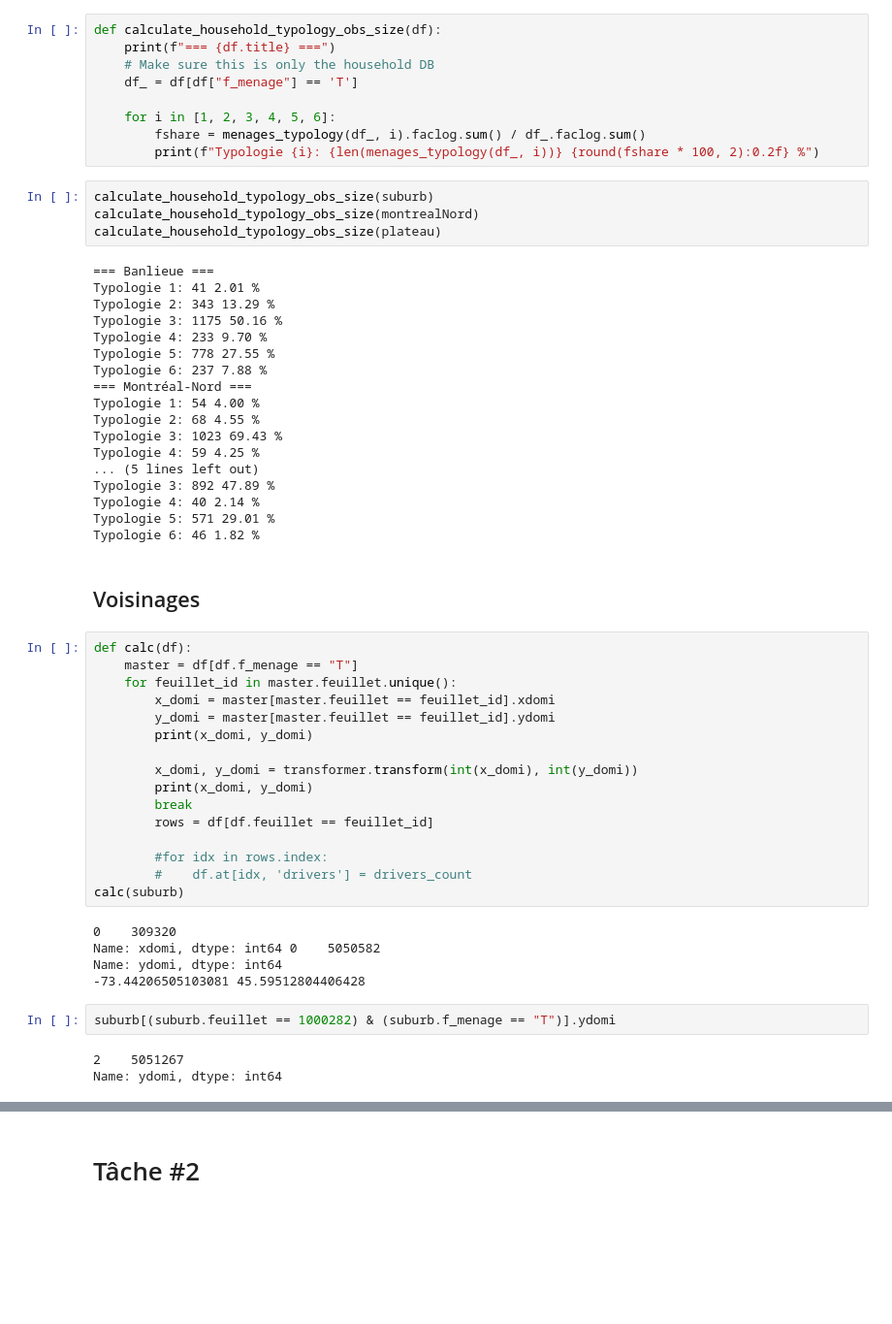
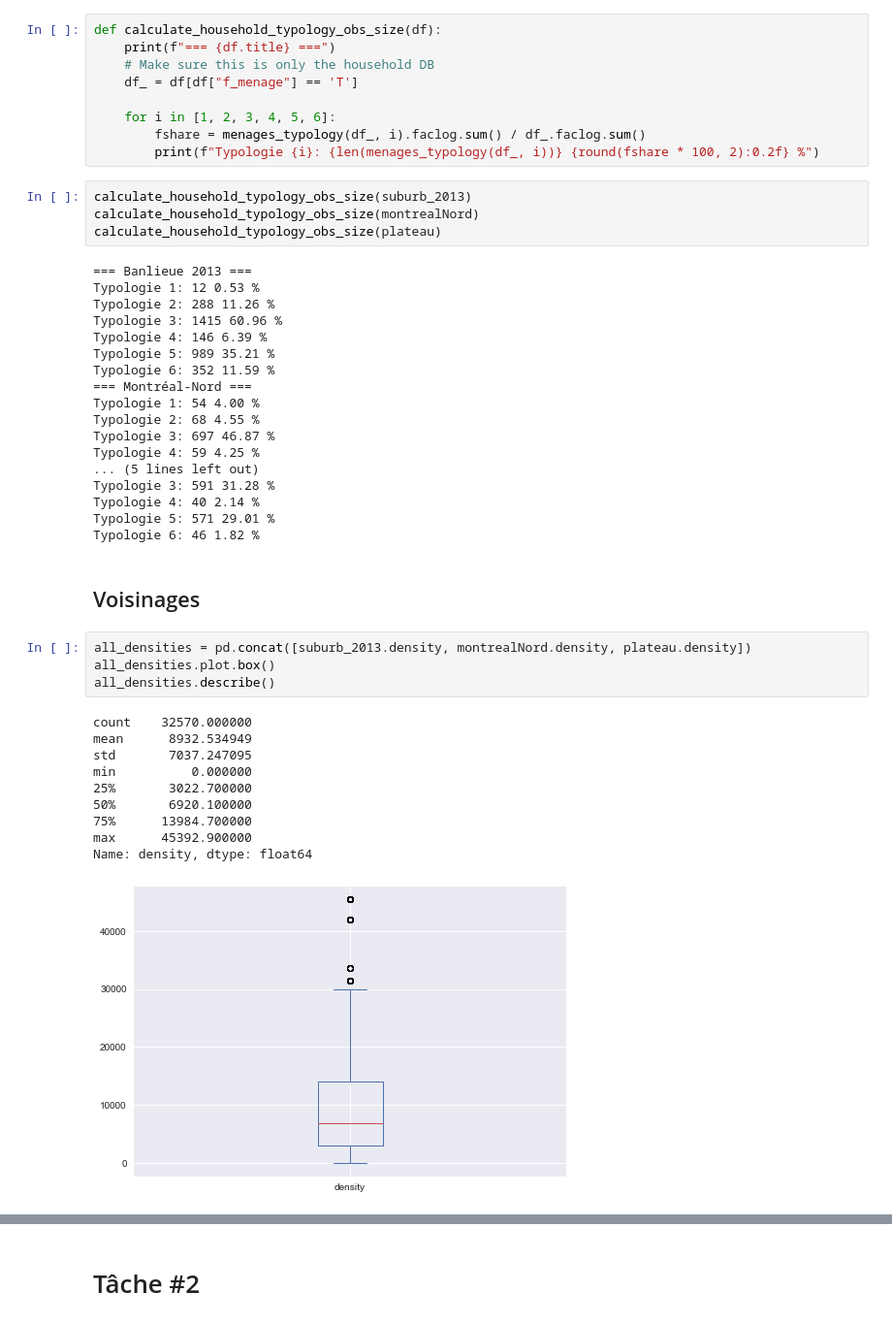
Before and after one commit to davidmurray/CIV6702-TP3, a Jupyter notebook: TP3.ipynb, the cells around one changed output, grey strips where cells are left out. Shown at 97% size. Drawn from its saved outputs; the diff is of its cells as text; blank space fills up the shorter version.

```diff
--- a/TP3.ipynb
+++ b/TP3.ipynb
@@ -251,52 +344,41 @@ def calculate_household_typology_obs_size(df):
         fshare = menages_typology(df_, i).faclog.sum() / df_.faclog.sum()
         print(f"Typologie {i}: {len(menages_typology(df_, i))} {round(fshare * 100, 2):0.2f} %")
 # %%
-calculate_household_typology_obs_size(suburb)
+calculate_household_typology_obs_size(suburb_2013)
 calculate_household_typology_obs_size(montrealNord)
 calculate_household_typology_obs_size(plateau)
 # %% [output]
-=== Banlieue ===
-Typologie 1: 41 2.01 %
-Typologie 2: 343 13.29 %
-Typologie 3: 1175 50.16 %
-Typologie 4: 233 9.70 %
-Typologie 5: 778 27.55 %
-Typologie 6: 237 7.88 %
+=== Banlieue 2013 ===
+Typologie 1: 12 0.53 %
+Typologie 2: 288 11.26 %
+Typologie 3: 1415 60.96 %
+Typologie 4: 146 6.39 %
+Typologie 5: 989 35.21 %
+Typologie 6: 352 11.59 %
 === Montréal-Nord ===
 Typologie 1: 54 4.00 %
 Typologie 2: 68 4.55 %
-Typologie 3: 1023 69.43 %
+Typologie 3: 697 46.87 %
 Typologie 4: 59 4.25 %
 ... (5 lines left out)
-Typologie 3: 892 47.89 %
+Typologie 3: 591 31.28 %
 Typologie 4: 40 2.14 %
 Typologie 5: 571 29.01 %
 Typologie 6: 46 1.82 %
 # %% [markdown]
 ## Voisinages
-# %%
-def calc(df):
-    master = df[df.f_menage == "T"]
-    for feuillet_id in master.feuillet.unique():
-        x_domi = master[master.feuillet == feuillet_id].xdomi
-        y_domi = master[master.feuillet == feuillet_id].ydomi
-        print(x_domi, y_domi)
-
-        x_domi, y_domi = transformer.transform(int(x_domi), int(y_domi))
-        print(x_domi, y_domi)
-        break
-        rows = df[df.feuillet == feuillet_id]
-
-        #for idx in rows.index:
-        #    df.at[idx, 'drivers'] = drivers_count
-calc(suburb)
-# %% [output]
-0    309320
-Name: xdomi, dtype: int64 0    5050582
-Name: ydomi, dtype: int64
--73.44206505103081 45.59512804406428
-# %%
-suburb[(suburb.feuillet == 1000282) & (suburb.f_menage == "T")].ydomi
-# %% [output]
-2    5051267
-Name: ydomi, dtype: int64
+# %%
+all_densities = pd.concat([suburb_2013.density, montrealNord.density, plateau.density])
+all_densities.plot.box()
+all_densities.describe()
+# %% [output]
+count    32570.000000
+mean      8932.534949
+std       7037.247095
+min          0.000000
+25%       3022.700000
+50%       6920.100000
+75%      13984.700000
+max      45392.900000
+Name: density, dtype: float64
+[figure, added]
```
Also changed, not shown: parts of 36 cells of this notebook, 4 other files.
